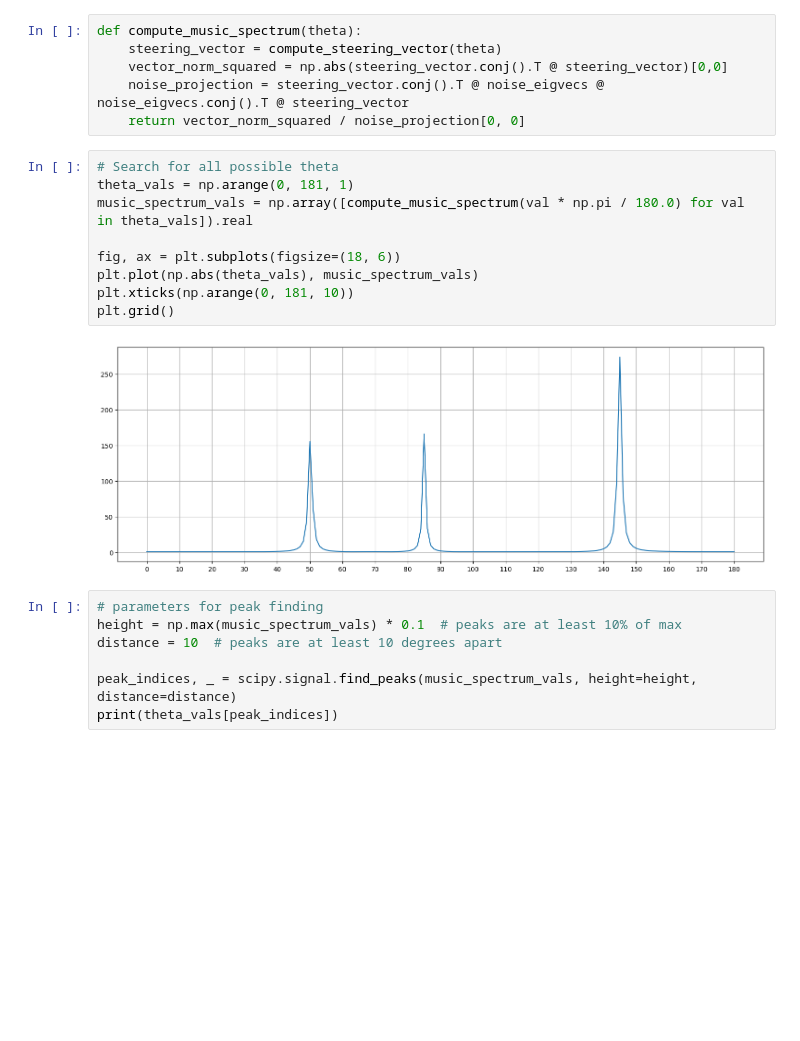
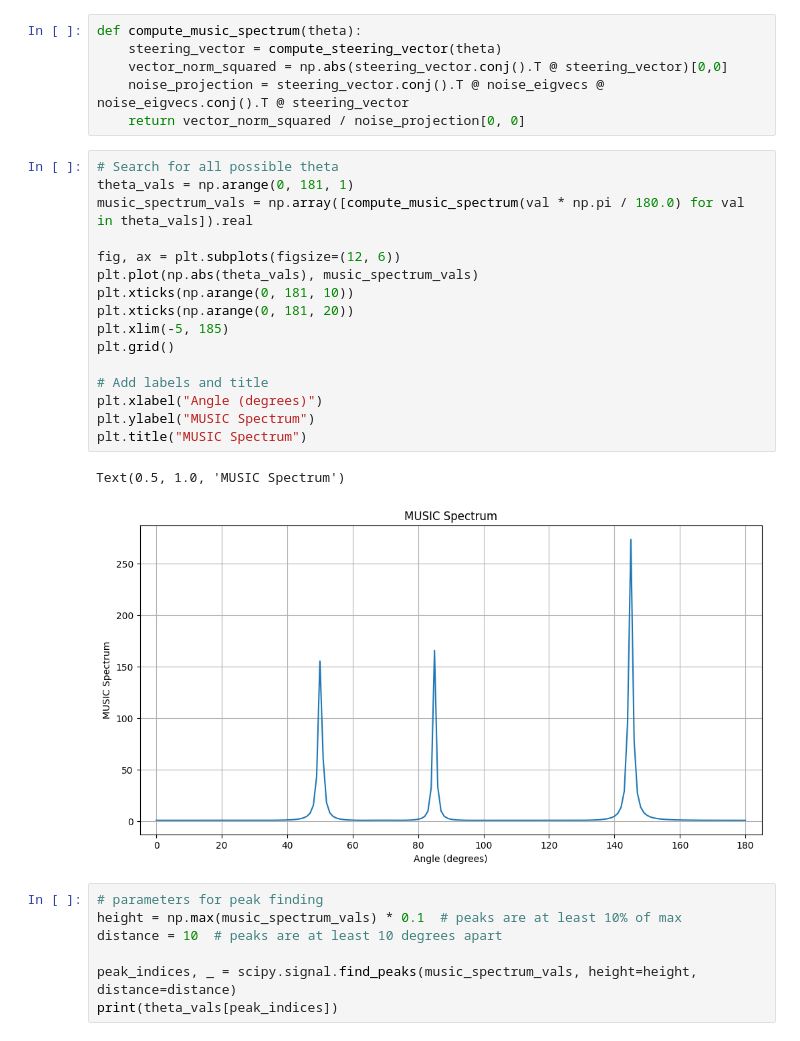
Before and after one commit to masachika-kamada/initial-acoustic-sim-experiment, a Jupyter notebook: notebooks/GEVD-MUSIC.ipynb, the cells around one changed output. Cells and saved outputs as stored; diff of their text form; blank space fills up the shorter version.

```diff
--- a/notebooks/GEVD-MUSIC.ipynb
+++ b/notebooks/GEVD-MUSIC.ipynb
@@ -164,14 +164,22 @@ def compute_music_spectrum(theta):
 # %%
 # Search for all possible theta
 theta_vals = np.arange(0, 181, 1)
 music_spectrum_vals = np.array([compute_music_spectrum(val * np.pi / 180.0) for val in theta_vals]).real
 
-fig, ax = plt.subplots(figsize=(18, 6))
+fig, ax = plt.subplots(figsize=(12, 6))
 plt.plot(np.abs(theta_vals), music_spectrum_vals)
 plt.xticks(np.arange(0, 181, 10))
+plt.xticks(np.arange(0, 181, 20))
+plt.xlim(-5, 185)
 plt.grid()
+
+# Add labels and title
+plt.xlabel("Angle (degrees)")
+plt.ylabel("MUSIC Spectrum")
+plt.title("MUSIC Spectrum")
 # %% [output]
+Text(0.5, 1.0, 'MUSIC Spectrum')
-[figure, old version]
+[figure, new version]
 # %%
 # parameters for peak finding
 height = np.max(music_spectrum_vals) * 0.1  # peaks are at least 10% of max
```
Also changed, not shown: parts of 2 cells of this notebook.
